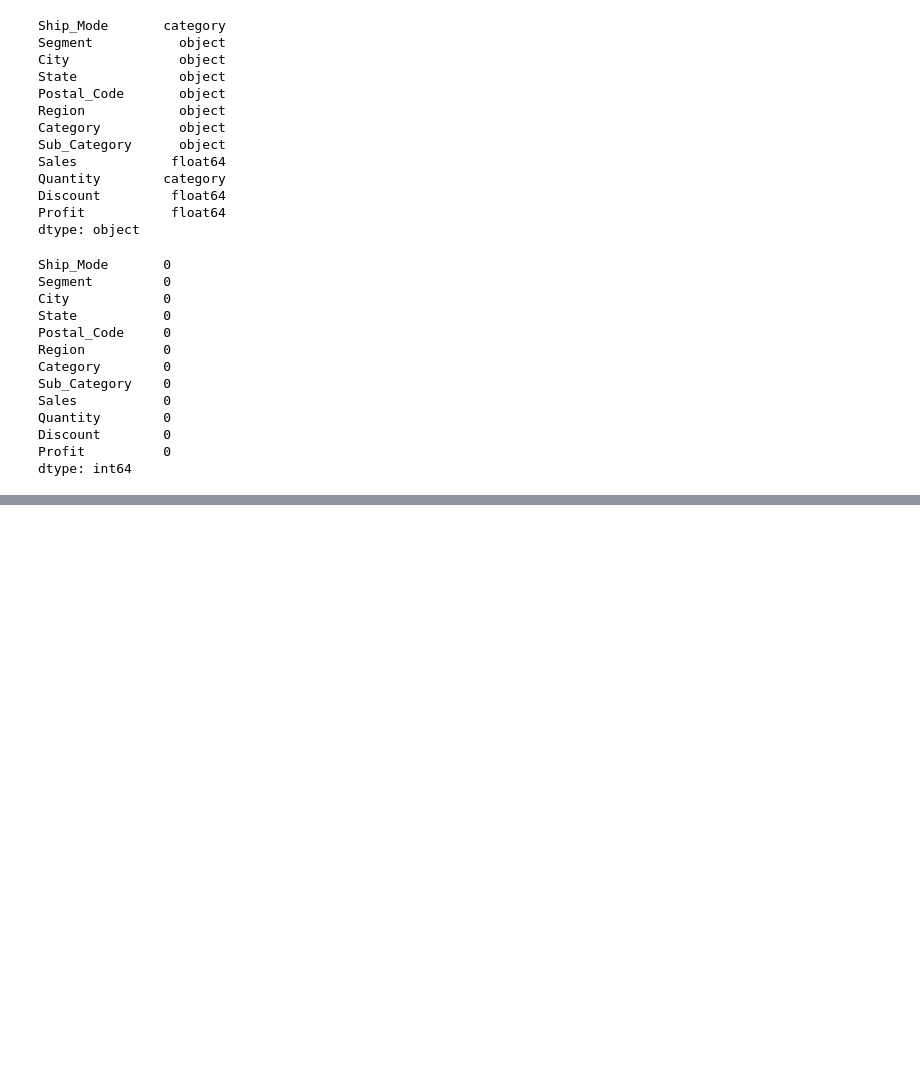
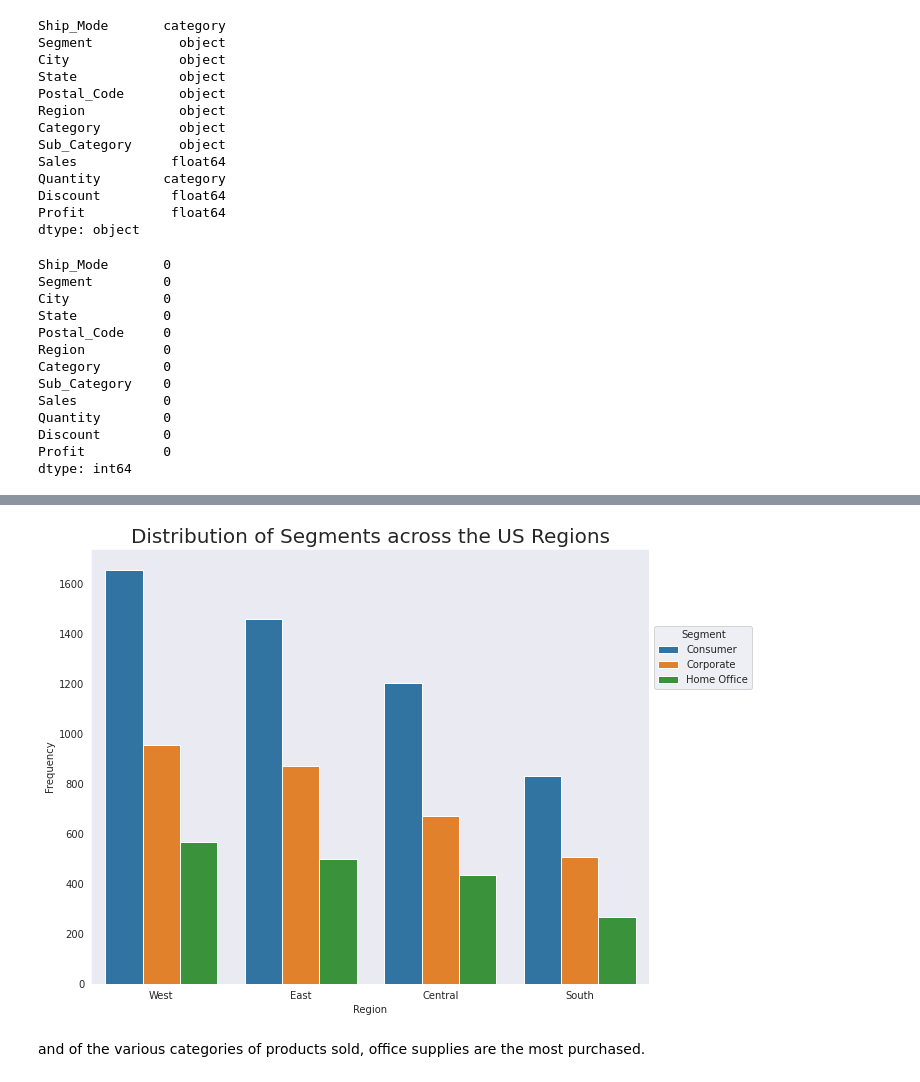
Before and after one commit to Dee-nDee/SuperStore_Data_Analysis, a Jupyter notebook: SuperStore_II.ipynb, the cells around one changed output, grey strips where cells are left out. Drawn from its saved outputs; the diff is of its cells as text; code cells hidden in the pictures; blank space fills up the shorter version.

```diff
--- a/SuperStore_II.ipynb
+++ b/SuperStore_II.ipynb
@@ -271,0 +364,20 @@ dtype: int64
+# %%
+#create order for region in plot
+region_order = ["West", "East", "Central", "South"]
+# %%
+#set figure size
+plt.figure(figsize = (10,8))
+
+#visualize
+sb.countplot(data = samp_superstore, x = "Region", hue = "Segment",
+            order = region_order);
+plt.legend(title = "Segment", loc = 6, bbox_to_anchor = (1, 0.75))
+
+plt.grid(False)
+
+plt.ylabel("Frequency")
+plt.title("Distribution of Segments across the US Regions", fontsize = 20);
+# %% [output]
+[figure, added]
+# %% [markdown]
+and of the various categories of products sold, office supplies are the most purchased.
```
Also changed, not shown: parts of 43 cells of this notebook.
